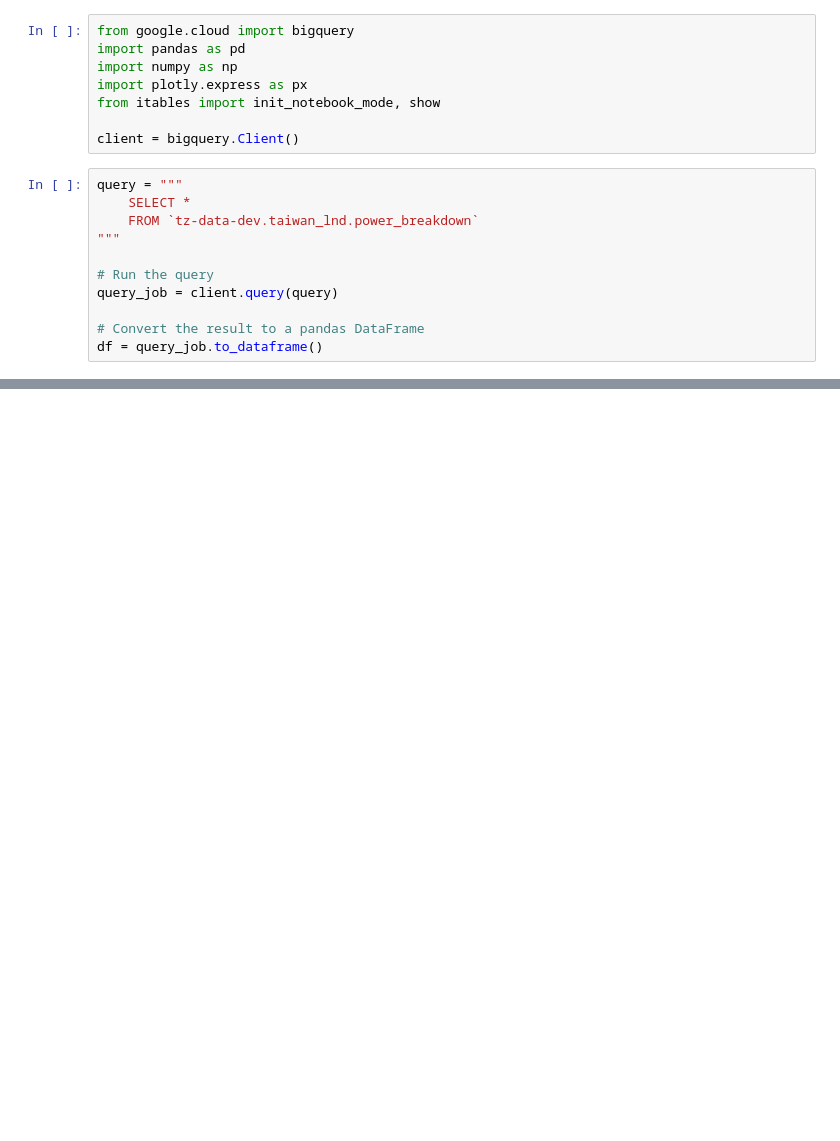
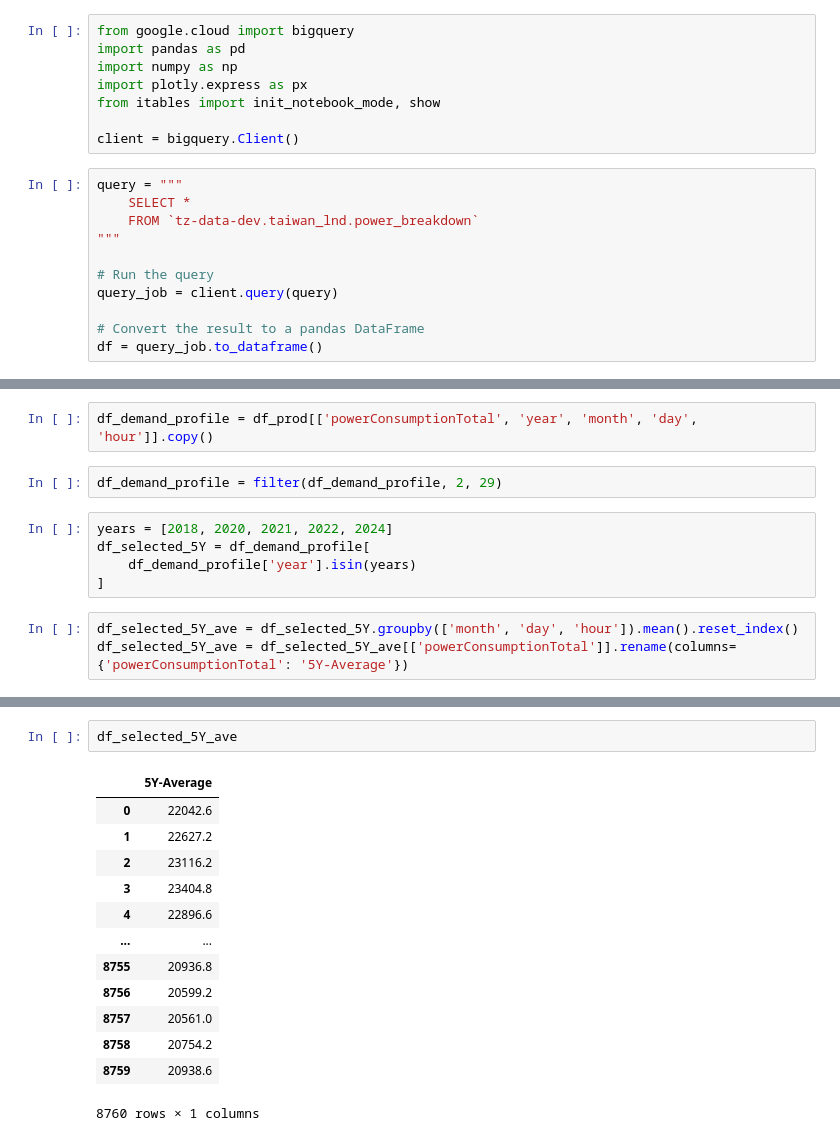
Before and after one commit to transition-zero/tza-pypsa, a Jupyter notebook: demand_RE_profile_creation.ipynb, the cells around one changed output, grey strips where cells are left out. Cells and saved outputs as stored; diff of their text form; blank space fills up the shorter version.

```diff
--- a/demand_RE_profile_creation.ipynb
+++ b/demand_RE_profile_creation.ipynb
@@ -35,0 +50,12 @@ df_prod_2024 = df_prod.loc['2024']
+# %%
+df_demand_profile = df_prod[['powerConsumptionTotal', 'year', 'month', 'day', 'hour']].copy()
+# %%
+df_demand_profile = filter(df_demand_profile, 2, 29)
+# %%
+years = [2018, 2020, 2021, 2022, 2024]
+df_selected_5Y = df_demand_profile[
+    df_demand_profile['year'].isin(years)
+]
+# %%
+df_selected_5Y_ave = df_selected_5Y.groupby(['month', 'day', 'hour']).mean().reset_index()
+df_selected_5Y_ave = df_selected_5Y_ave[['powerConsumptionTotal']].rename(columns={'powerConsumptionTotal': '5Y-Average'})
@@ -35,0 +78,16 @@ df_prod_2024 = df_prod.loc['2024']
+# %%
+df_selected_5Y_ave
+# %% [output]
+|  | 5Y-Average |
+| 0 | 22042.6 |
+| 1 | 22627.2 |
+| 2 | 23116.2 |
+| 3 | 23404.8 |
+| 4 | 22896.6 |
+| ... | ... |
+| 8755 | 20936.8 |
+| 8756 | 20599.2 |
+| 8757 | 20561.0 |
+| 8758 | 20754.2 |
+| 8759 | 20938.6 |
+8760 rows × 1 columns
```
Also changed, not shown: parts of 12 cells of this notebook, 6 other files.
